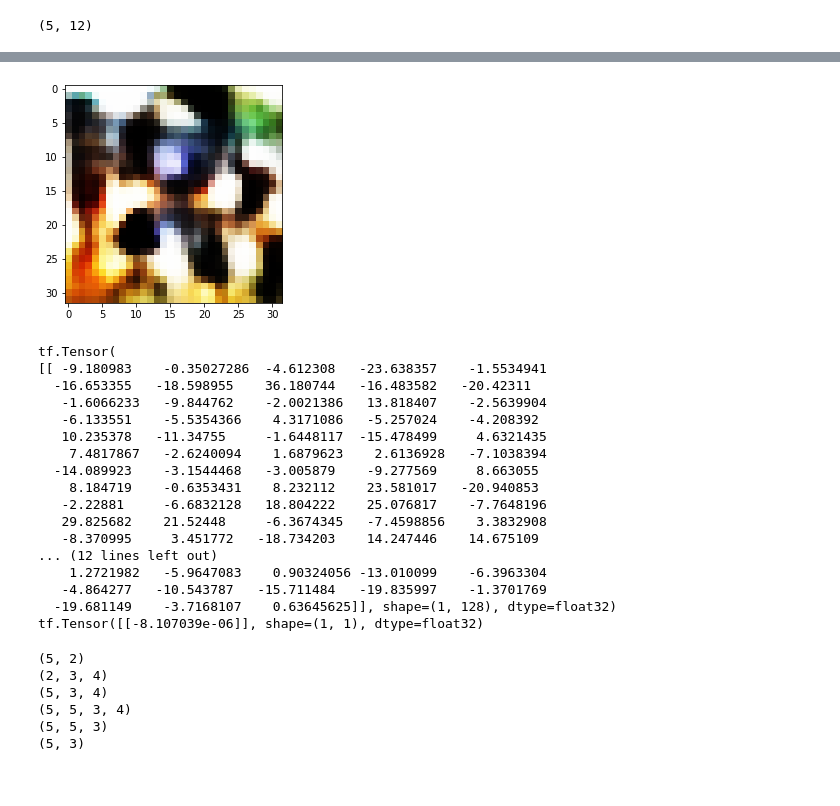
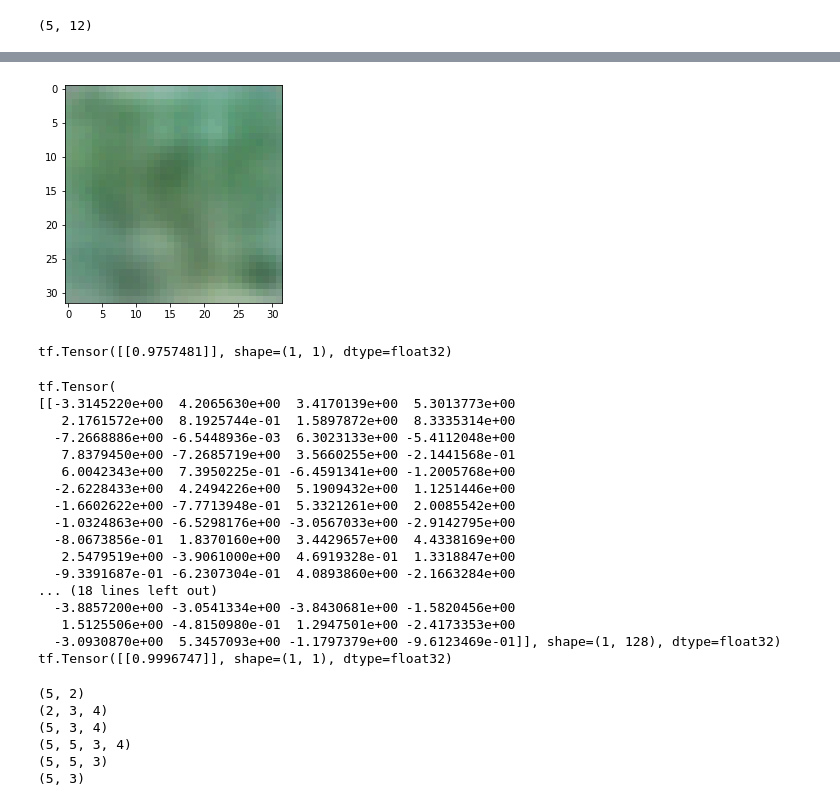
Before and after one commit to AlexThirty/XAI_project, a Jupyter notebook: AAE_conv.ipynb, the cells around one changed output, grey strips where cells are left out. Saved outputs shown, nothing was run; the diff lists cells and outputs as text; code cells hidden in the pictures.

```diff
--- a/AAE_conv.ipynb
+++ b/AAE_conv.ipynb
@@ -269,13 +269,13 @@ max_lr = 0.0025
 step_size = 2 * np.ceil(train_images.shape[0] / batch_size)
 epochs = 200
 
-latent_dim = 128
+latent_dim = 96
 alpha_leaky = 0.1
-filters = [64,128,256]
-kernel_size = [4,4,4]
-strides = [2,2,2]
+filters = [48,96,192,384]
+kernel_size = [4,4,3,3]
+strides = [2,2,2,2]
 dense_units = [500,300]
-discriminator_units = [400,200]
+discriminator_units = [100, 50]
 keep_prob = 0.5
 
 steps_per_epoch = train_images.shape[0] / batch_size
@@ -365,40 +365,42 @@ print(test_err)
 # %%
 import tensorflow_probability as tfp
 
-z = np.random.randn(1,128)
+z = np.random.randn(1,latent_dim)
 image = aae.decode(z, apply_sigmoid=True).numpy()
 image = image * 255.
 image=image.astype('int16')
 image.reshape((32,32,3))
 plt.figure()
 plt.imshow(image[0,:,:,:])
 plt.show()
+print(aae.discriminator(z))
 # %% [output]
-[figure, old version]
+[figure, new version]
+tf.Tensor([[0.9757481]], shape=(1, 1), dtype=float32)
 # %%
-X = train_images[5].reshape((1,32,32,3))
+X = train_images[128].reshape((1,32,32,3))
 z = aae.encode_and_reparametrize(X)
 print(z)
 vote = aae.discriminator(z)
 print(vote)
 # %% [output]
 tf.Tensor(
-[[ -9.180983    -0.35027286  -4.612308   -23.638357    -1.5534941
-  -16.653355   -18.598955    36.180744   -16.483582   -20.42311
-   -1.6066233   -9.844762    -2.0021386   13.818407    -2.5639904
-   -6.133551    -5.5354366    4.3171086   -5.257024    -4.208392
-   10.235378   -11.34755     -1.6448117  -15.478499     4.6321435
-    7.4817867   -2.6240094    1.6879623    2.6136928   -7.1038394
-  -14.089923    -3.1544468   -3.005879    -9.277569     8.663055
-    8.184719    -0.6353431    8.232112    23.581017   -20.940853
-   -2.22881     -6.6832128   18.804222    25.076817    -7.7648196
-   29.825682    21.52448     -6.3674345   -7.4598856    3.3832908
-   -8.370995     3.451772   -18.734203    14.247446    14.675109
-... (12 lines left out)
-    1.2721982   -5.9647083    0.90324056 -13.010099    -6.3963304
-   -4.864277   -10.543787   -15.711484   -19.835997    -1.3701769
-  -19.681149    -3.7168107    0.63645625]], shape=(1, 128), dtype=float32)
-tf.Tensor([[-8.107039e-06]], shape=(1, 1), dtype=float32)
+[[-3.3145220e+00  4.2065630e+00  3.4170139e+00  5.3013773e+00
+   2.1761572e+00  8.1925744e-01  1.5897872e+00  8.3335314e+00
+  -7.2668886e+00 -6.5448936e-03  6.3023133e+00 -5.4112048e+00
+   7.8379450e+00 -7.2685719e+00  3.5660255e+00 -2.1441568e-01
+   6.0042343e+00  7.3950225e-01 -6.4591341e+00 -1.2005768e+00
+  -2.6228433e+00  4.2494226e+00  5.1909432e+00  1.1251446e+00
+  -1.6602622e+00 -7.7713948e-01  5.3321261e+00  2.0085542e+00
+  -1.0324863e+00 -6.5298176e+00 -3.0567033e+00 -2.9142795e+00
+  -8.0673856e-01  1.8370160e+00  3.4429657e+00  4.4338169e+00
+   2.5479519e+00 -3.9061000e+00  4.6919328e-01  1.3318847e+00
+  -9.3391687e-01 -6.2307304e-01  4.0893860e+00 -2.1663284e+00
+... (18 lines left out)
+  -3.8857200e+00 -3.0541334e+00 -3.8430681e+00 -1.5820456e+00
+   1.5125506e+00 -4.8150980e-01  1.2947501e+00 -2.4173353e+00
+  -3.0930870e+00  5.3457093e+00 -1.1797379e+00 -9.6123469e-01]], shape=(1, 128), dtype=float32)
+tf.Tensor([[0.9996747]], shape=(1, 1), dtype=float32)
 # %%
 import tensorflow as tf
 a = 2
```
Also changed, not shown: parts of 6 cells of this notebook, 8 other files.
